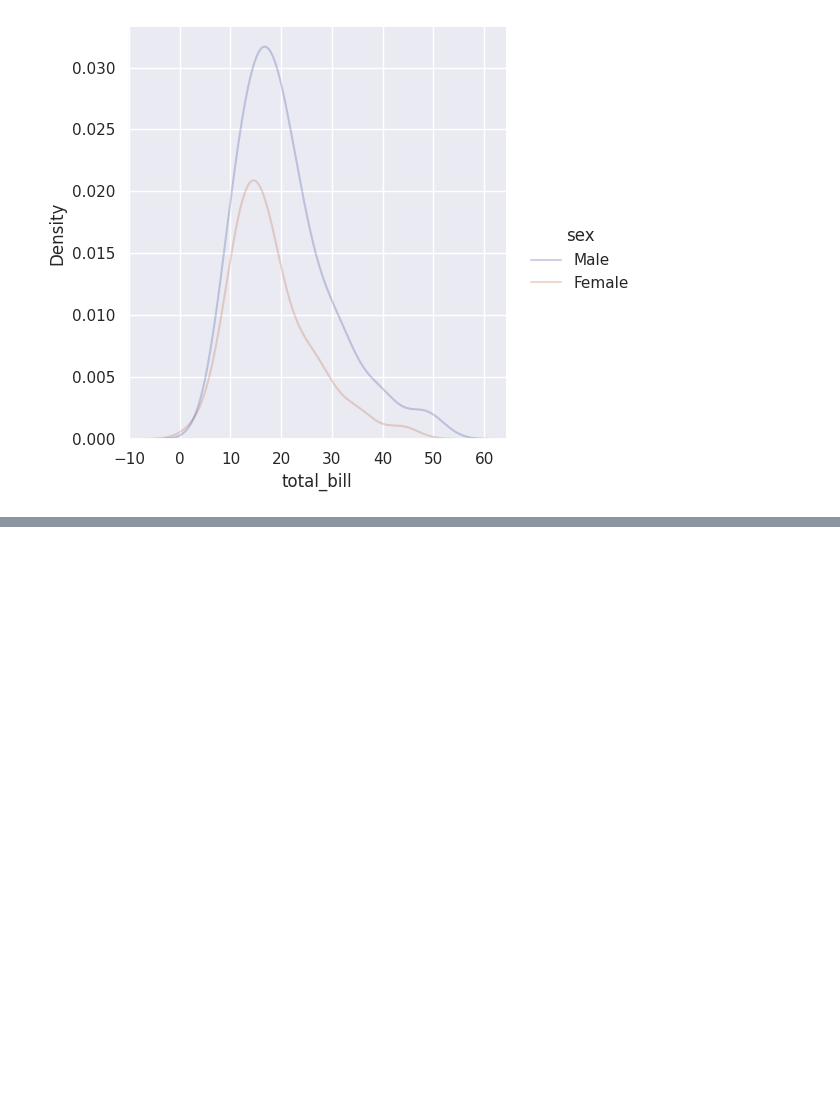
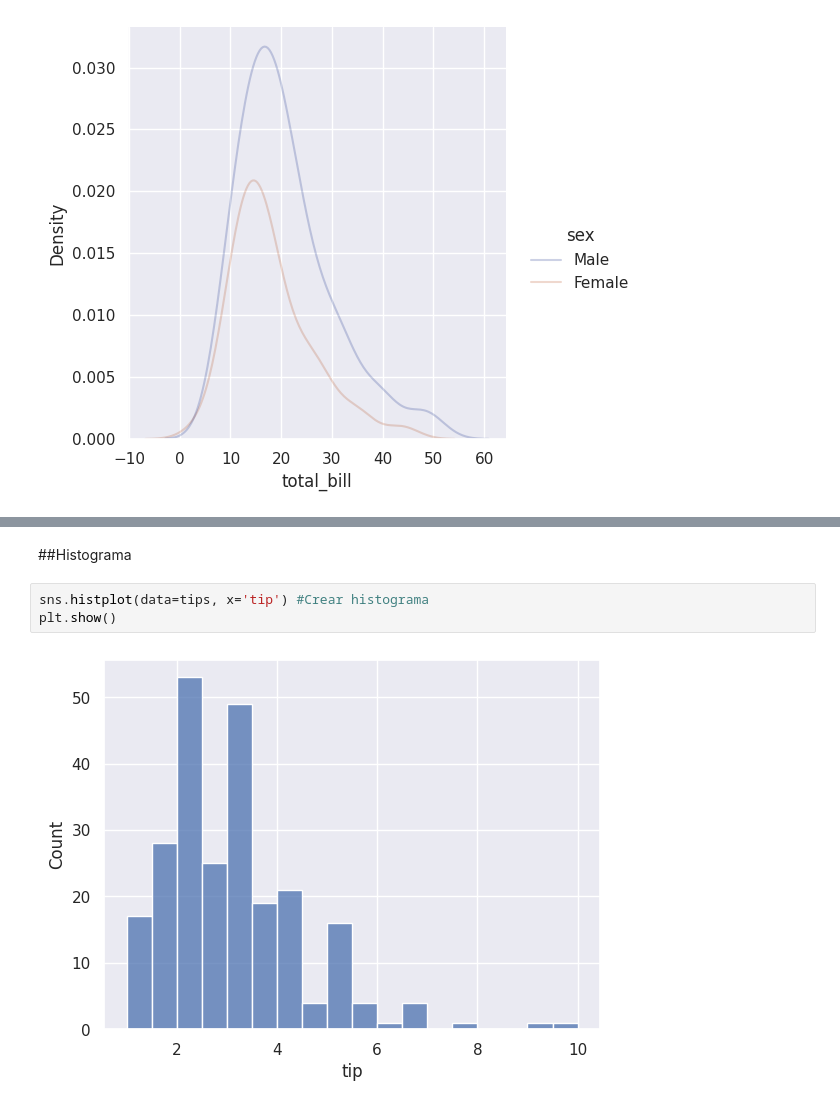
Before and after one commit to feracor/matplotlib_eaborn, a Jupyter notebook: 2_seaborn.ipynb, the cells around one changed output, grey strips where cells are left out. Saved outputs shown, nothing was run; the diff lists cells and outputs as text; blank space fills up the shorter version.

```diff
--- a/2_seaborn.ipynb
+++ b/2_seaborn.ipynb
@@ -70,0 +82,7 @@ plt.show()
+# %% [markdown]
+##Histograma
+# %%
+sns.histplot(data=tips, x='tip') #Crear histograma
+plt.show()
+# %% [output]
+[figure, added]
```
Also changed, not shown: parts of 43 cells of this notebook.
